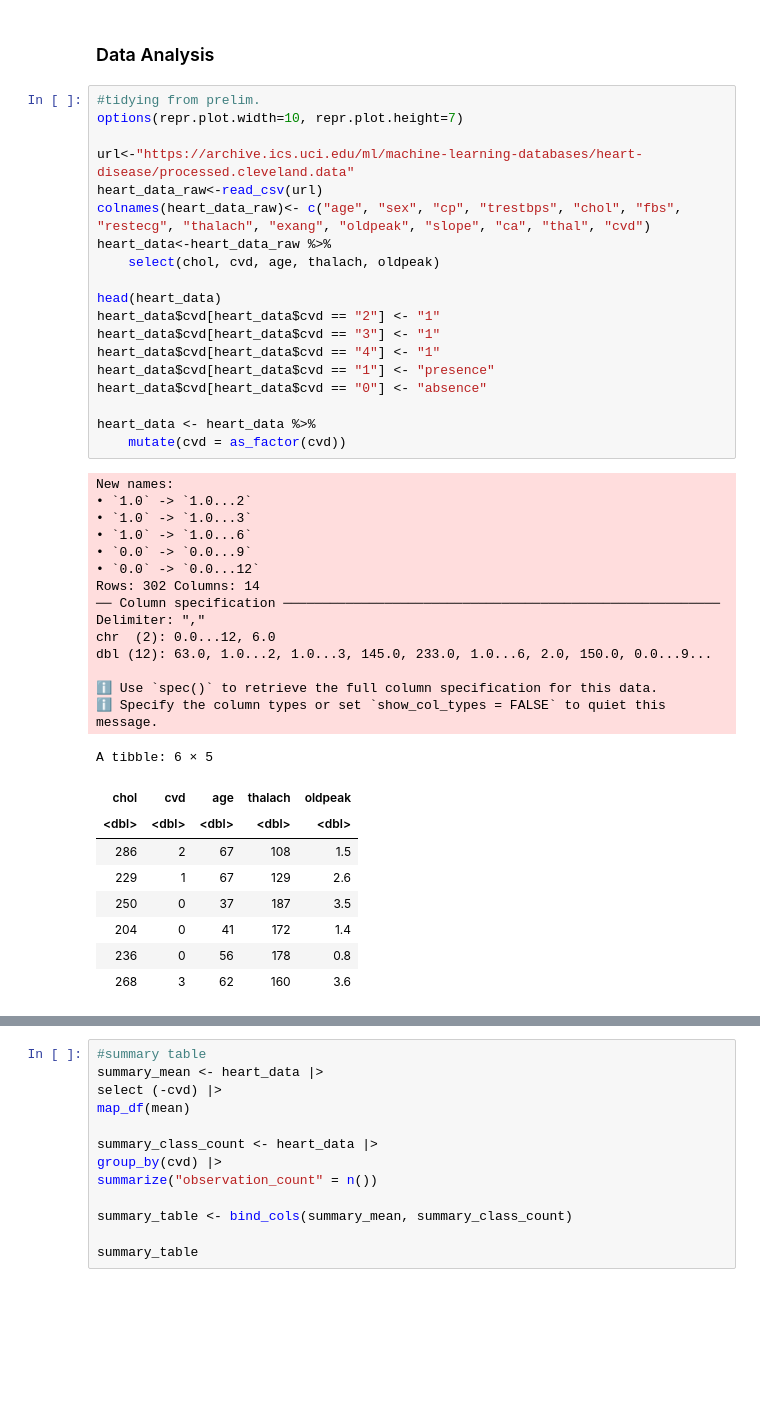
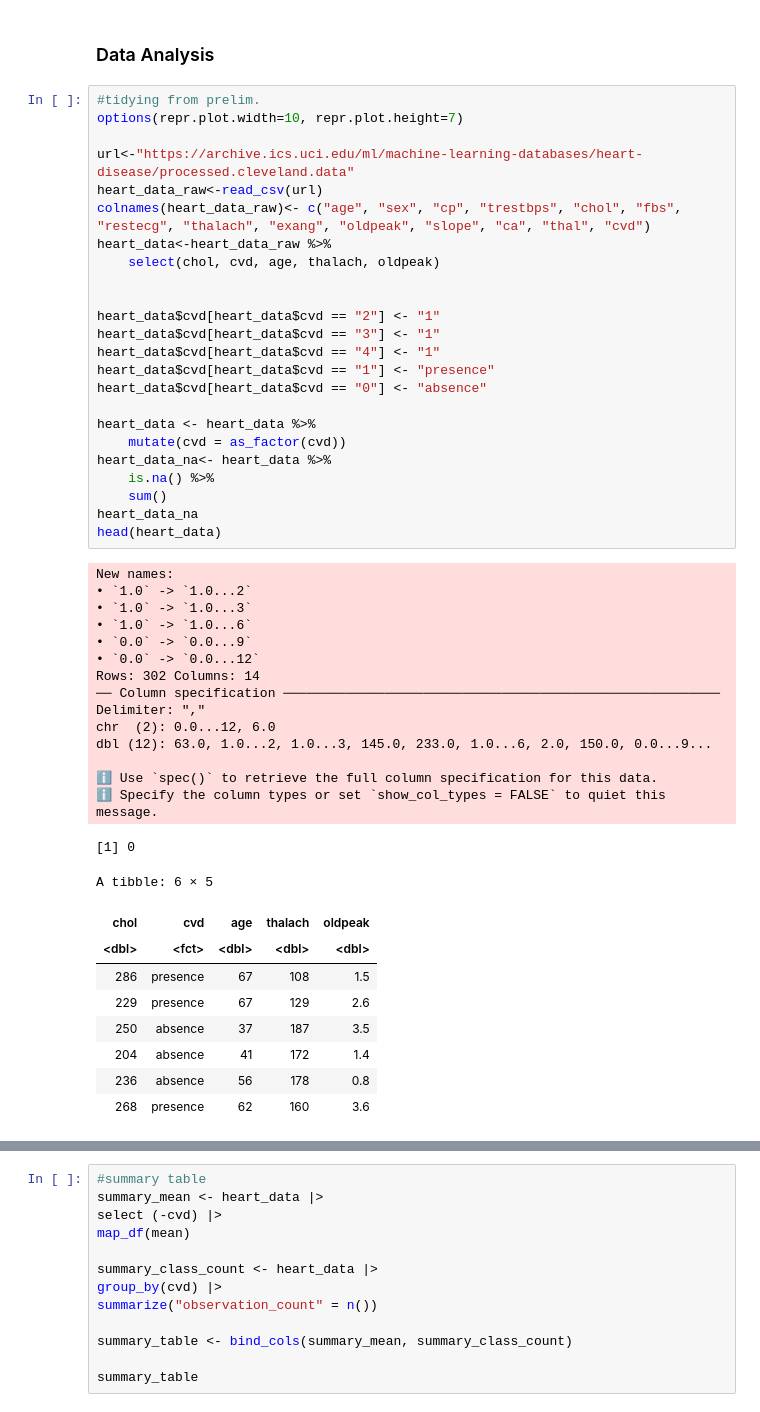
Before and after one commit to mcarbert/dsci_group_8, a Jupyter notebook: project_proposal.ipynb, the cells around one changed output, grey strips where cells are left out. Cells and saved outputs as stored; diff of their text form; blank space fills up the shorter version.

```diff
--- a/project_proposal.ipynb
+++ b/project_proposal.ipynb
@@ -41,39 +41,45 @@ options(repr.plot.width=10, repr.plot.height=7)
 url<-"https://archive.ics.uci.edu/ml/machine-learning-databases/heart-disease/processed.cleveland.data"
 heart_data_raw<-read_csv(url)
 colnames(heart_data_raw)<- c("age", "sex", "cp", "trestbps", "chol", "fbs", "restecg", "thalach", "exang", "oldpeak", "slope", "ca", "thal", "cvd")
 heart_data<-heart_data_raw %>%
     select(chol, cvd, age, thalach, oldpeak)
 
-head(heart_data)
+
 heart_data$cvd[heart_data$cvd == "2"] <- "1"
 heart_data$cvd[heart_data$cvd == "3"] <- "1"
 heart_data$cvd[heart_data$cvd == "4"] <- "1"
 heart_data$cvd[heart_data$cvd == "1"] <- "presence"
 heart_data$cvd[heart_data$cvd == "0"] <- "absence"
 
 heart_data <- heart_data %>%
     mutate(cvd = as_factor(cvd))
+heart_data_na<- heart_data %>%
+    is.na() %>%
+    sum()
+heart_data_na
+head(heart_data)
 # %% [output]
 New names:
 • `1.0` -> `1.0...2`
 • `1.0` -> `1.0...3`
 • `1.0` -> `1.0...6`
 • `0.0` -> `0.0...9`
 • `0.0` -> `0.0...12`
 Rows: 302 Columns: 14
 ── Column specification ────────────────────────────────────────────────────────
 Delimiter: ","
 chr  (2): 0.0...12, 6.0
 dbl (12): 63.0, 1.0...2, 1.0...3, 145.0, 233.0, 1.0...6, 2.0, 150.0, 0.0...9...
 
 ℹ Use `spec()` to retrieve the full column specification for this data.
 ℹ Specify the column types or set `show_col_types = FALSE` to quiet this message.
-A tibble: 6 × 5
+[1] 0
+A tibble: 6 × 5
 | chol | cvd | age | thalach | oldpeak |
-| <dbl> | <dbl> | <dbl> | <dbl> | <dbl> |
-| 286 | 2 | 67 | 108 | 1.5 |
-| 229 | 1 | 67 | 129 | 2.6 |
-| 250 | 0 | 37 | 187 | 3.5 |
-| 204 | 0 | 41 | 172 | 1.4 |
-| 236 | 0 | 56 | 178 | 0.8 |
-| 268 | 3 | 62 | 160 | 3.6 |
+| <dbl> | <fct> | <dbl> | <dbl> | <dbl> |
+| 286 | presence | 67 | 108 | 1.5 |
+| 229 | presence | 67 | 129 | 2.6 |
+| 250 | absence | 37 | 187 | 3.5 |
+| 204 | absence | 41 | 172 | 1.4 |
+| 236 | absence | 56 | 178 | 0.8 |
+| 268 | presence | 62 | 160 | 3.6 |
```
Also changed, not shown: parts of 2 cells of this notebook.
